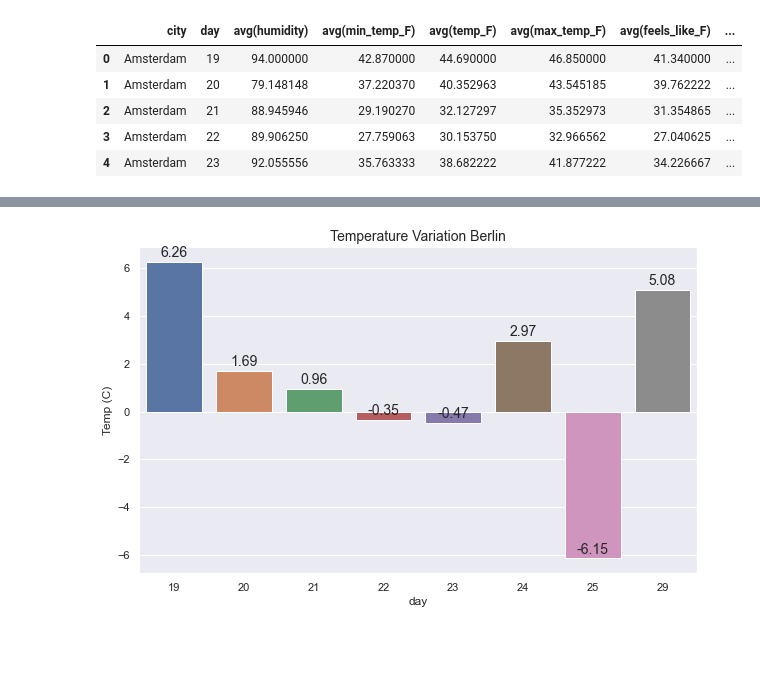
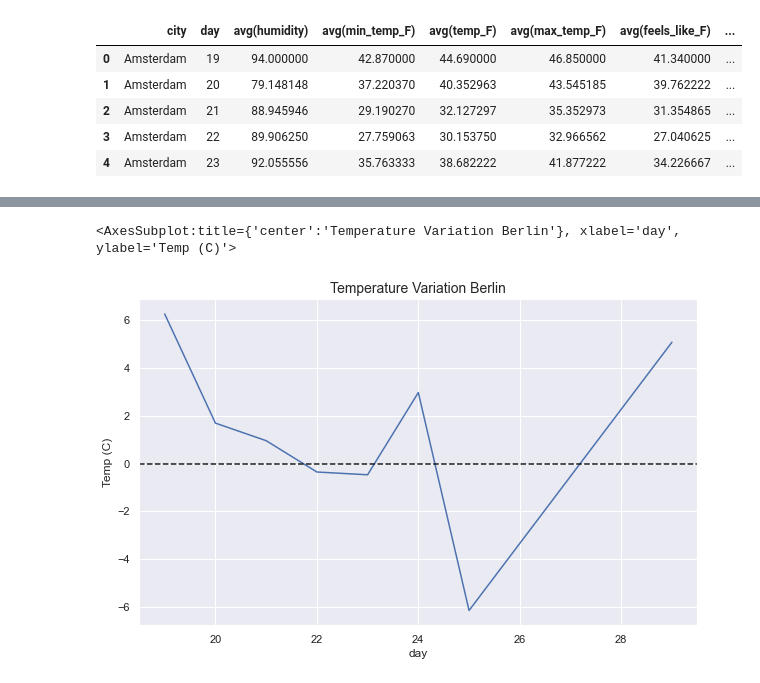
Before and after one commit to felipedmnq/streaming-weather-kafka, a Jupyter notebook: pyspark/notebooks/pyspark_analysis.ipynb, the cells around one changed output, grey strips where cells are left out. Drawn from its saved outputs; the diff is of its cells as text; code cells hidden in the pictures; blank space fills up the shorter version.

```diff
--- a/pyspark/notebooks/pyspark_analysis.ipynb
+++ b/pyspark/notebooks/pyspark_analysis.ipynb
@@ -40,6 +40,19 @@ def annot_plot(plot):
                        fontsize = 14)
     return None
 
+def city_temp_lineplot(df, city:str):
+
+    if isinstance(city, str):
+        df_city = df1[df1['city'] == f'{city.title()}']
+
+        ax = sns.lineplot(df_city['day'], df_city['avg(temp_C)'], markers=True, dashes=False)
+        ax.set_title(f"Temperature Variation {city.title()}", fontsize=14)
+        ax.set_ylabel("Temp (C)")
+        ax.axhline(0, color="k", linestyle="--")
+    else: raise ValueError("City name must to a string.")
+
+    return ax
+
 jupyter_settings()
 # %% [output]
 Populating the interactive namespace from numpy and matplotlib
@@ -204,9 +199,6 @@ annot_plot(ax2)
 # %%
-berlin = df1[df1['city'] == 'Berlin']
-
-ax3 = sns.barplot(berlin['day'], berlin['avg(temp_C)'])
-ax3.set_title("Temperature Variation Berlin", fontsize=14)
-ax3.set_ylabel("Temp (C)")
-annot_plot(ax3)
+# EXEMPLE PLOT
+city_temp_lineplot(df1, 'Berlin')
 # %% [output]
+<AxesSubplot:title={'center':'Temperature Variation Berlin'}, xlabel='day', ylabel='Temp (C)'>
-[figure, old version]
+[figure, new version]
```
Also changed, not shown: parts of 12 cells of this notebook.
